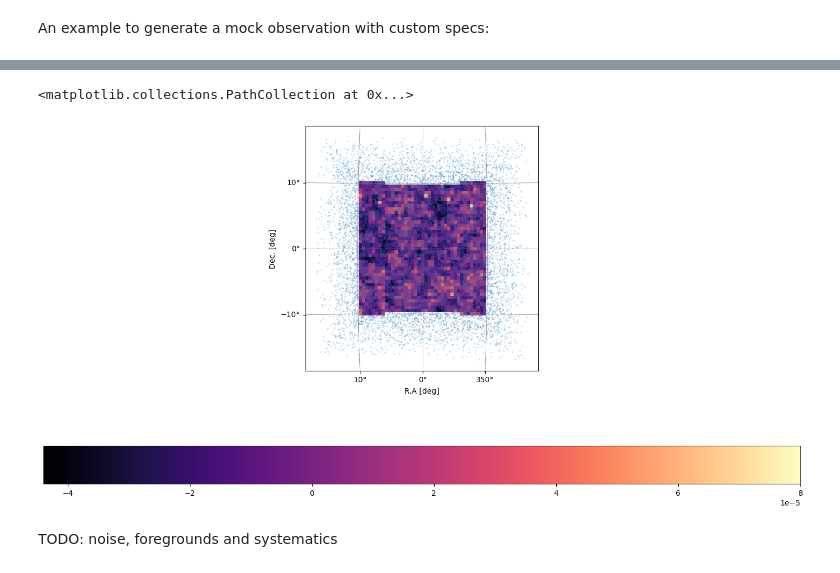
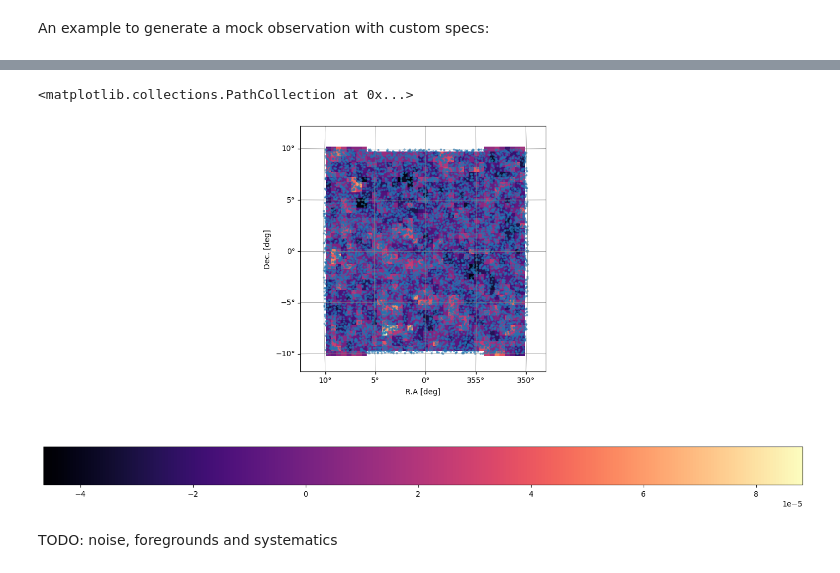
Before and after one commit to zhaotingchen/meer21cm, a Jupyter notebook: docs/source/examples/custom_survey.ipynb, the cells around one changed output, grey strips where cells are left out. Cells and saved outputs as stored; diff of their text form; code cells hidden in the pictures.

```diff
--- a/docs/source/examples/custom_survey.ipynb
+++ b/docs/source/examples/custom_survey.ipynb
@@ -207,13 +211,13 @@ mock.propagate_mock_tracer_to_gal_cat()
 # %%
 plot_map(mock.data,mock.wproj,W=mock.W_HI)
 ax = plt.gca()
 plt.scatter(
-    mock.ra_mock_tracer,
-    mock.dec_mock_tracer,
-    transform=ax.get_transform('world'),s=1,label='mock tracers',alpha=0.2
+    mock.ra_gal,
+    mock.dec_gal,
+    transform=ax.get_transform('world'),s=4,label='mock tracers',alpha=0.5
 )
 # %% [output]
 <matplotlib.collections.PathCollection at 0x...>
-[figure, old version]
+[figure, new version]
 # %% [markdown]
 TODO: noise, foregrounds and systematics
```
Also changed, not shown: parts of 3 cells of this notebook, 1 other file.
